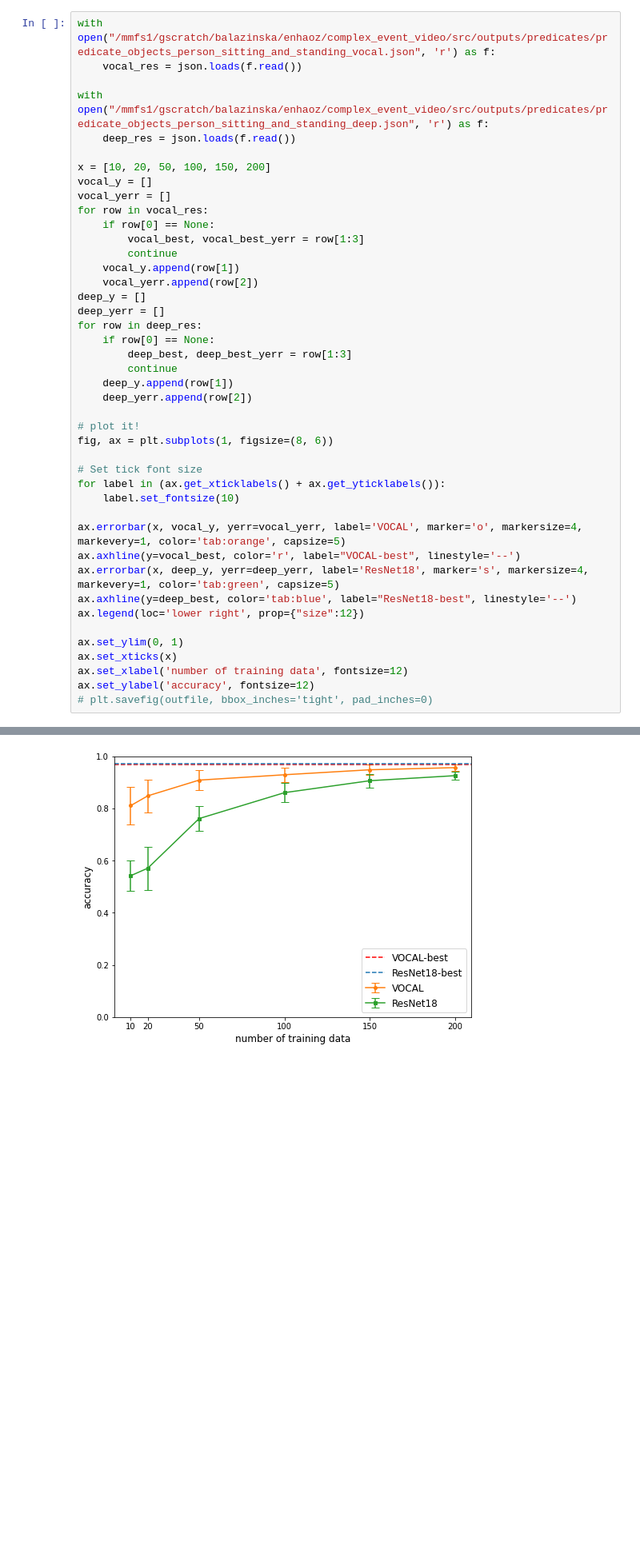
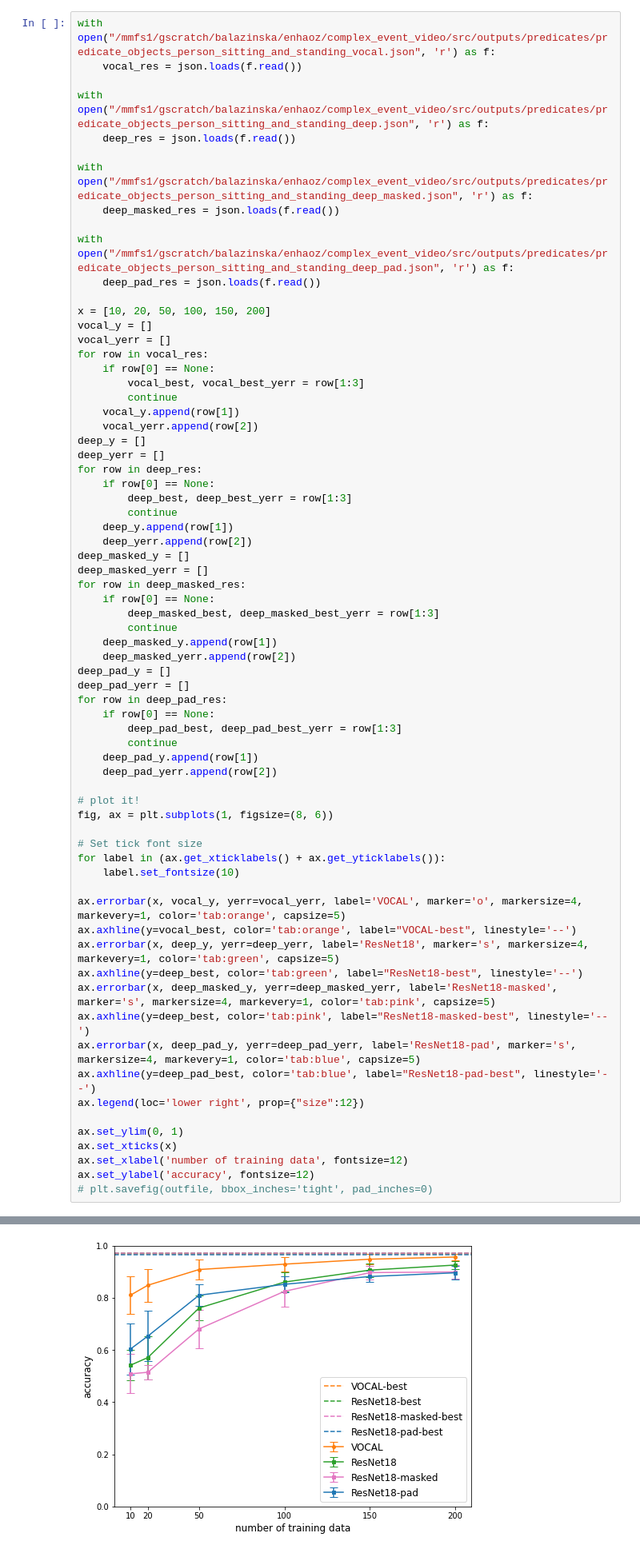
Before and after one commit to uwdb/EQUI-VOCAL, a Jupyter notebook: src/outputs/sitting-and-standing.ipynb, the cells around one changed output, grey strips where cells are left out. Shown: that part at 80% size. Drawn from its saved outputs; the diff is of its cells as text; blank space fills up the shorter version.

```diff
--- a/src/outputs/sitting-and-standing.ipynb
+++ b/src/outputs/sitting-and-standing.ipynb
@@ -28,6 +40,12 @@ with open("/mmfs1/gscratch/balazinska/enhaoz/complex_event_video/src/outputs/pre
 
 with open("/mmfs1/gscratch/balazinska/enhaoz/complex_event_video/src/outputs/predicates/predicate_objects_person_sitting_and_standing_deep.json", 'r') as f:
     deep_res = json.loads(f.read())
+
+with open("/mmfs1/gscratch/balazinska/enhaoz/complex_event_video/src/outputs/predicates/predicate_objects_person_sitting_and_standing_deep_masked.json", 'r') as f:
+    deep_masked_res = json.loads(f.read())
+
+with open("/mmfs1/gscratch/balazinska/enhaoz/complex_event_video/src/outputs/predicates/predicate_objects_person_sitting_and_standing_deep_pad.json", 'r') as f:
+    deep_pad_res = json.loads(f.read())
 
 x = [10, 20, 50, 100, 150, 200]
 vocal_y = []
@@ -38,33 +56,53 @@ for row in vocal_res:
         continue
     vocal_y.append(row[1])
     vocal_yerr.append(row[2])
 deep_y = []
 deep_yerr = []
 for row in deep_res:
     if row[0] == None:
         deep_best, deep_best_yerr = row[1:3]
         continue
     deep_y.append(row[1])
     deep_yerr.append(row[2])
+deep_masked_y = []
+deep_masked_yerr = []
+for row in deep_masked_res:
+    if row[0] == None:
+        deep_masked_best, deep_masked_best_yerr = row[1:3]
+        continue
+    deep_masked_y.append(row[1])
+    deep_masked_yerr.append(row[2])
+deep_pad_y = []
+deep_pad_yerr = []
+for row in deep_pad_res:
+    if row[0] == None:
+        deep_pad_best, deep_pad_best_yerr = row[1:3]
+        continue
+    deep_pad_y.append(row[1])
+    deep_pad_yerr.append(row[2])
 
 # plot it!
 fig, ax = plt.subplots(1, figsize=(8, 6))
 
 # Set tick font size
 for label in (ax.get_xticklabels() + ax.get_yticklabels()):
     label.set_fontsize(10)
 
 ax.errorbar(x, vocal_y, yerr=vocal_yerr, label='VOCAL', marker='o', markersize=4, markevery=1, color='tab:orange', capsize=5)
-ax.axhline(y=vocal_best, color='r', label="VOCAL-best", linestyle='--')
+ax.axhline(y=vocal_best, color='tab:orange', label="VOCAL-best", linestyle='--')
 ax.errorbar(x, deep_y, yerr=deep_yerr, label='ResNet18', marker='s', markersize=4, markevery=1, color='tab:green', capsize=5)
-ax.axhline(y=deep_best, color='tab:blue', label="ResNet18-best", linestyle='--')
+ax.axhline(y=deep_best, color='tab:green', label="ResNet18-best", linestyle='--')
+ax.errorbar(x, deep_masked_y, yerr=deep_masked_yerr, label='ResNet18-masked', marker='s', markersize=4, markevery=1, color='tab:pink', capsize=5)
+ax.axhline(y=deep_best, color='tab:pink', label="ResNet18-masked-best", linestyle='--')
+ax.errorbar(x, deep_pad_y, yerr=deep_pad_yerr, label='ResNet18-pad', marker='s', markersize=4, markevery=1, color='tab:blue', capsize=5)
+ax.axhline(y=deep_pad_best, color='tab:blue', label="ResNet18-pad-best", linestyle='--')
 ax.legend(loc='lower right', prop={"size":12})
 
 ax.set_ylim(0, 1)
 ax.set_xticks(x)
 ax.set_xlabel('number of training data', fontsize=12)
 ax.set_ylabel('accuracy', fontsize=12)
 # plt.savefig(outfile, bbox_inches='tight', pad_inches=0)
 # %% [output]
 Text(0, 0.5, 'accuracy')
-[figure, old version]
+[figure, new version]
```
Also changed, not shown: parts of 2 cells of this notebook, 1 other file.
